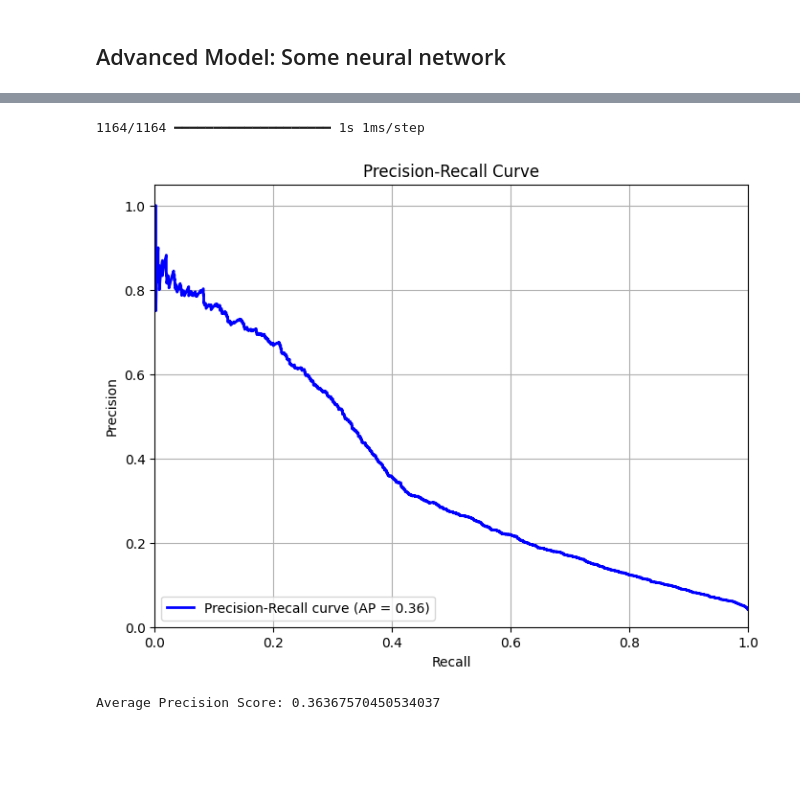
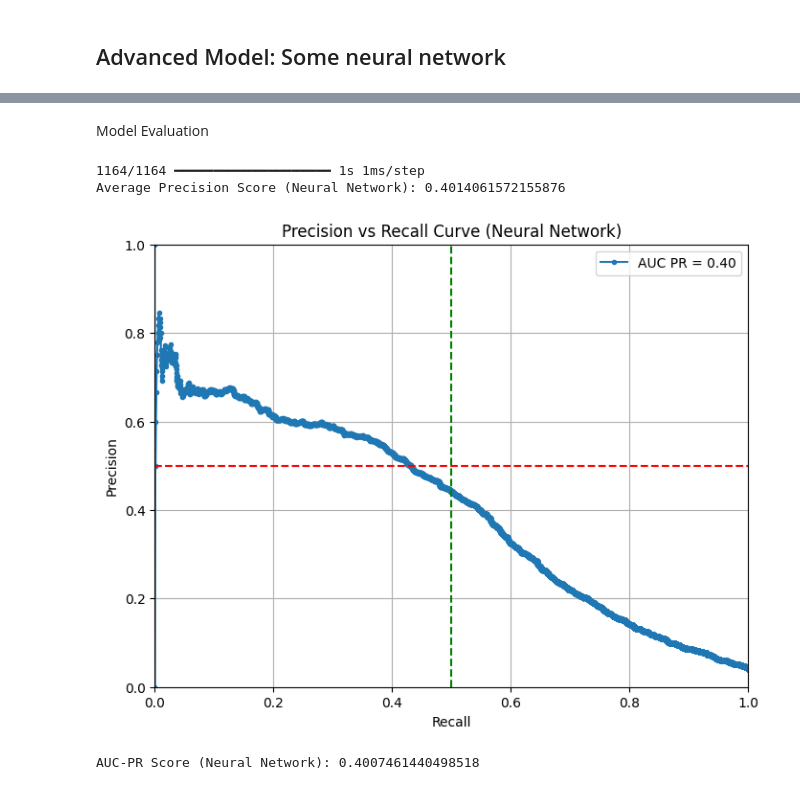
Before and after one commit to okk15y/DSA4262, a Jupyter notebook: project.ipynb, the cells around one changed output, grey strips where cells are left out. Drawn from its saved outputs; the diff is of its cells as text; code cells hidden in the pictures; blank space fills up the shorter version.

```diff
--- a/project.ipynb
+++ b/project.ipynb
@@ -224,3 +247,13 @@ joblib.dump(best_log_reg_model, 'best_log_reg_model.pkl')
 Model Evaluation
 # %%
 from sklearn.metrics import average_precision_score, precision_recall_curve, auc
+# %%
+# Create the best logistic regression model if not loaded
+# From file
+# best_log_reg_model = joblib.load('best_log_reg_model.pkl')
+
+# Best Parameters: {'C': 10, 'penalty': 'l1', 'solver': 'liblinear'}
+best_log_reg_model = LogisticRegression(C=10, penalty='l1', solver='liblinear')
+
+# Fit the model
+best_log_reg_model.fit(X_resampled, y_resampled)
@@ -339,0 +331,9 @@ INFO:tensorflow:Assets written to: stupid\assets
+# %%
+# Save the best model based on validation accuracy
+checkpoint = ModelCheckpoint('best_model.keras', monitor='val_accuracy', save_best_only=True, mode='max', verbose=1)
+
+# Fit the model to the training data
+nn_model.fit(X_resampled, y_resampled, epochs=10, batch_size=32, validation_split=0.2, callbacks=[checkpoint])  # Adjust epochs and batch_size as needed
+
+# Print model summary
+nn_model.summary()
@@ -339,0 +374,2 @@ INFO:tensorflow:Assets written to: stupid\assets
+# %% [markdown]
+Model Evaluation
@@ -340,29 +378,35 @@ INFO:tensorflow:Assets written to: stupid\assets
 # %%
+# Make predictions on the test set using the neural network model
+nn_predicted_probabilities = nn_model.predict(X_test).flatten()  # Flatten to 1D array
 
-# Make predictions on the test set
-predicted_probabilities = model.predict(X_test).flatten()  # Flatten to 1D array
+# Calculate precision, recall, and thresholds for the neural network model
+precision_nn, recall_nn, thresholds_nn = precision_recall_curve(y_test, nn_predicted_probabilities)
 
-# Calculate precision, recall, and thresholds
-precision, recall, thresholds = precision_recall_curve(y_test, predicted_probabilities)
+# Calculate average precision score for the neural network model
+average_precision_nn = average_precision_score(y_test, nn_predicted_probabilities)
+print("Average Precision Score (Neural Network):", average_precision_nn)
 
-# Calculate average precision score
-average_precision = average_precision_score(y_test, predicted_probabilities)
+# Calculate the AUC for the Precision-Recall curve for the neural network model
+auc_pr_nn = auc(recall_nn, precision_nn)
 
-# Plot Precision-Recall curve
+# Plot Precision-Recall curve for the neural network model
 plt.figure(figsize=(8, 6))
-plt.plot(recall, precision, color='blue', lw=2, label='Precision-Recall curve (AP = {:.2f})'.format(average_precision))
+plt.plot(recall_nn, precision_nn, marker='.', label=f'AUC PR = {auc_pr_nn:.2f}')
+plt.title('Precision vs Recall Curve (Neural Network)')
 plt.xlabel('Recall')
 plt.ylabel('Precision')
-plt.title('Precision-Recall Curve')
-plt.xlim([0.0, 1.0])
-plt.ylim([0.0, 1.05])
 plt.grid()
-plt.legend(loc='lower left')
+plt.xlim([0, 1])
+plt.ylim([0, 1])
+plt.axhline(y=0.5, color='r', linestyle='--')  # Reference line for 0.5 precision
+plt.axvline(x=0.5, color='g', linestyle='--')  # Reference line for 0.5 recall
+plt.legend()
 plt.show()
 
-# Print average precision score
-print("Average Precision Score:", average_precision)
+# Print AUC PR score for the neural network model
+print("AUC-PR Score (Neural Network):", auc_pr_nn)
 # %% [output]
 1164/1164 ━━━━━━━━━━━━━━━━━━━━ 1s 1ms/step
+Average Precision Score (Neural Network): 0.4014061572155876
-[figure, old version]
+[figure, new version]
-Average Precision Score: 0.36367570450534037
+AUC-PR Score (Neural Network): 0.4007461440498518
```
Also changed, not shown: parts of 35 cells of this notebook, 2 other files.
